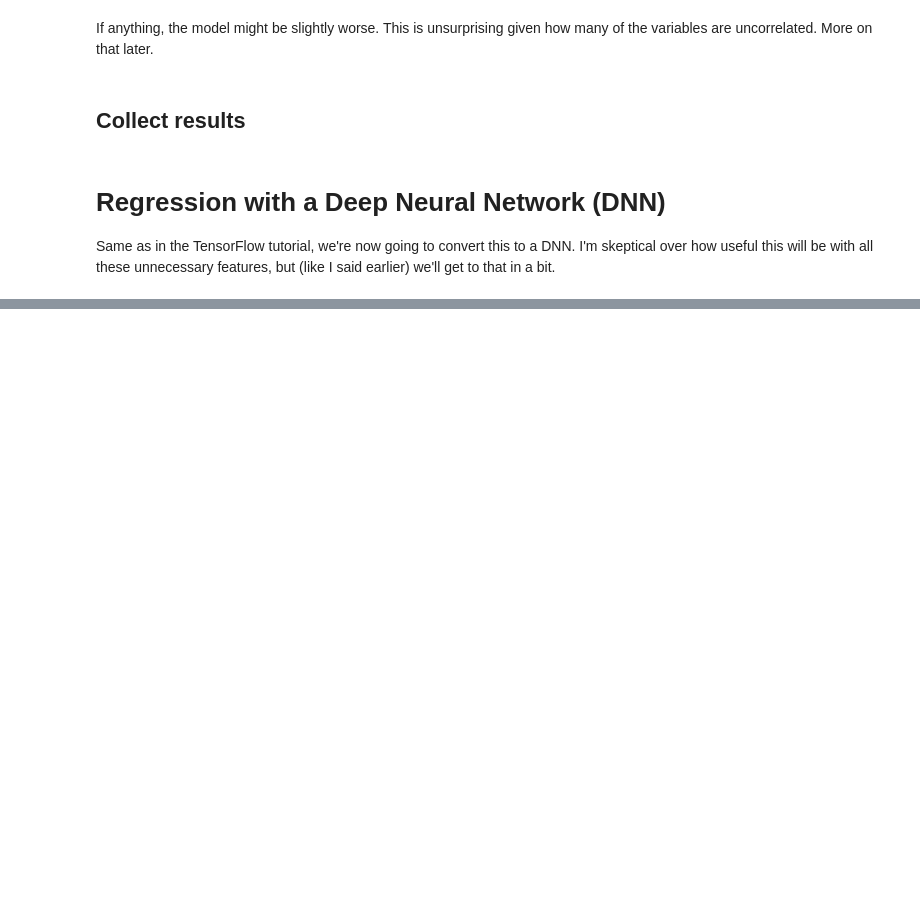
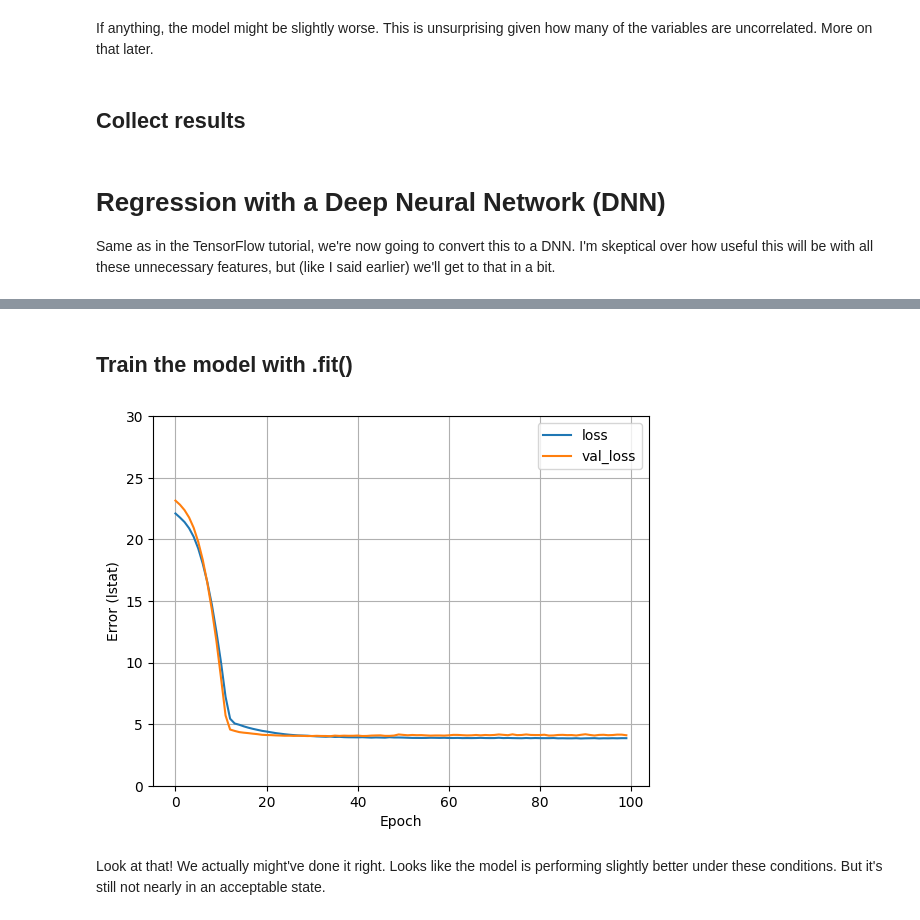
Before and after one commit to crdcamp/ml-learning-linear-regression, a Jupyter notebook: lin_reg_lab_to_tf.ipynb, the cells around one changed output, grey strips where cells are left out. Saved outputs shown, nothing was run; the diff lists cells and outputs as text; code cells hidden in the pictures; blank space fills up the shorter version.

Commit message:
DNN single variable model complete

```diff
--- a/lin_reg_lab_to_tf.ipynb
+++ b/lin_reg_lab_to_tf.ipynb
@@ -357,15 +357,15 @@ test_results["lin_reg_mult_model"] = lin_reg_mult_model.evaluate(
 Same as in the TensorFlow tutorial, we're now going to convert this to a DNN. I'm skeptical over how useful this will be with all these unnecessary features, but (like I said earlier) we'll get to that in a bit.
 # %%
 def build_and_compile_dnn_all_features(norm):
-    model = keras.Sequential(
+    model = keras.Sequential([
         norm,
         layers.Dense(64, activation="relu", name="layer1"),
-        layers.Dense(64, activation="relu", name="layer2")      ,
+        layers.Dense(64, activation="relu", name="layer2"),
         layers.Dense(1, name="output_layer")
-    )
+    ], name="dnn_lstat_model")
 
     model.compile(loss="mean_absolute_error",
-                  optimizer=keras.optimizers.Adan(0.001))
+                  optimizer=keras.optimizers.Adam(0.001))
     return model
 
-dnn_lstat_model = build_and_compile_dnn_all_features(lstat)
+dnn_lstat_model = build_and_compile_dnn_all_features(lstat_normalizer)
@@ -371,0 +391,16 @@ dnn_lstat_model = build_and_compile_dnn_all_features(lstat)
+# %% [markdown]
+## Train the model with .fit()
+# %%
+history = dnn_lstat_model.fit(
+    train_features["lstat"],
+    train_labels,
+    validation_split=0.2,
+    verbose=0,
+    epochs=100
+)
+# %%
+plot_loss(history)
+# %% [output]
+[figure, added]
+# %% [markdown]
+Look at that! We actually might've done it right. Looks like the model is performing slightly better under these conditions. But it's still not nearly in an acceptable state.
```
Also changed, not shown: parts of 1 cell of this notebook, 1 other file.
